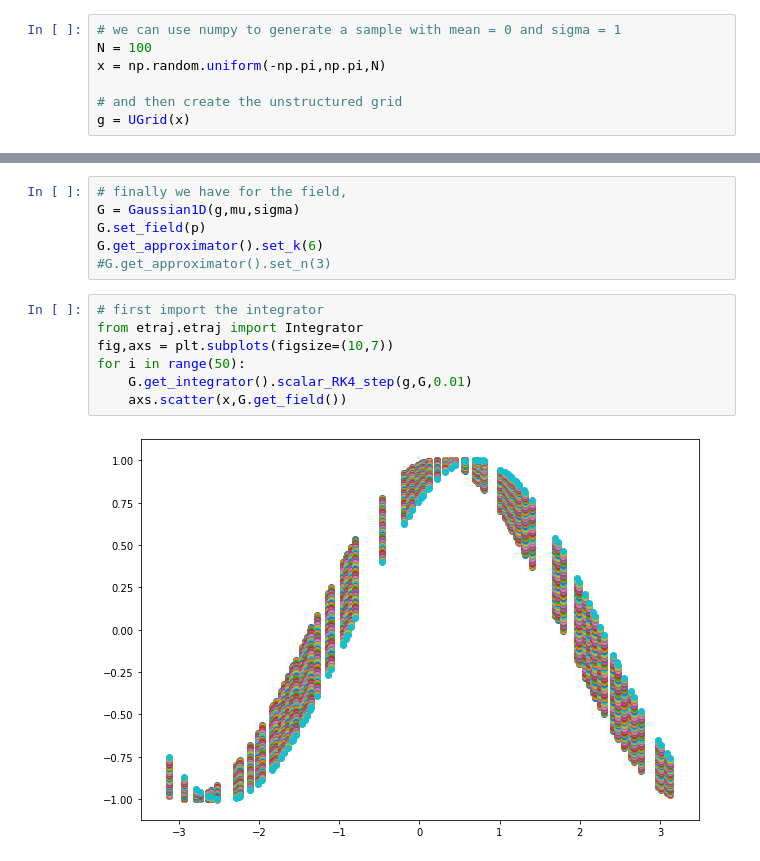
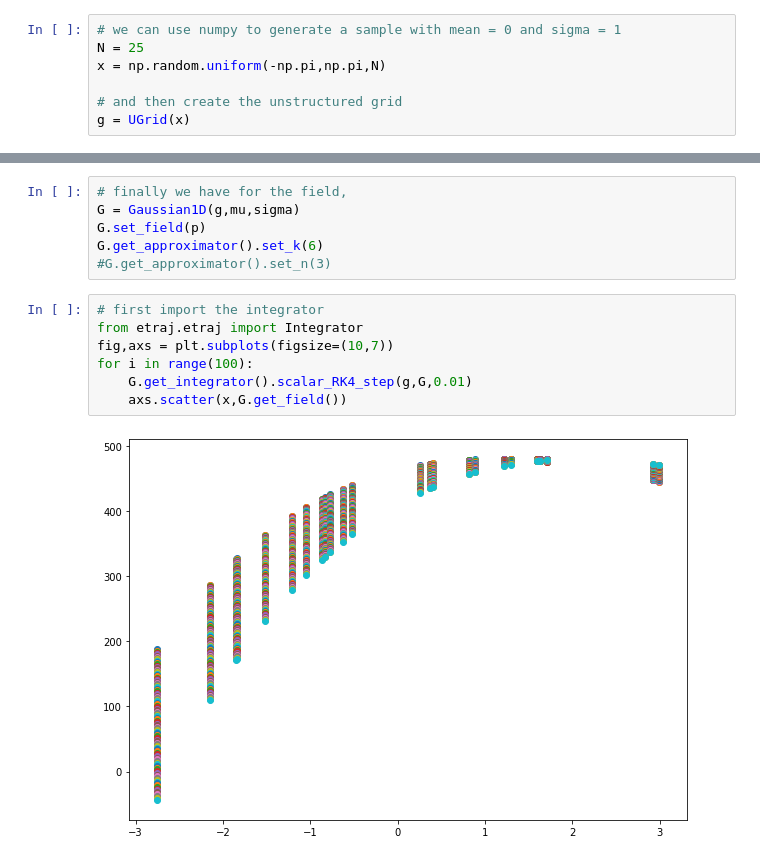
Before and after one commit to infophysics/EntropicTrajectories, a Jupyter notebook: notebooks/Gaussian distribution in one dimension.ipynb, the cells around one changed output, grey strips where cells are left out. Cells and saved outputs as stored; diff of their text form.

```diff
--- a/notebooks/Gaussian distribution in one dimension.ipynb
+++ b/notebooks/Gaussian distribution in one dimension.ipynb
@@ -16,7 +16,7 @@ from etraj.etraj import Vector, Matrix, UGrid, Approximator, ScalarField, Gaussi
 import etraj.etraj as et
 # %%
 # we can use numpy to generate a sample with mean = 0 and sigma = 1
-N = 100
+N = 25
 x = np.random.uniform(-np.pi,np.pi,N)
 
 # and then create the unstructured grid
@@ -37,12 +37,12 @@ G.get_approximator().set_k(6)
 # %%
 # first import the integrator
 from etraj.etraj import Integrator
 fig,axs = plt.subplots(figsize=(10,7))
-for i in range(50):
+for i in range(100):
     G.get_integrator().scalar_RK4_step(g,G,0.01)
     axs.scatter(x,G.get_field())
 # %% [output]
-[figure, old version]
+[figure, new version]
 # %%
 from matplotlib.animation import FuncAnimation
 from matplotlib import animation, rc
```
Also changed, not shown: parts of 1 cell of this notebook, 4 other files.
